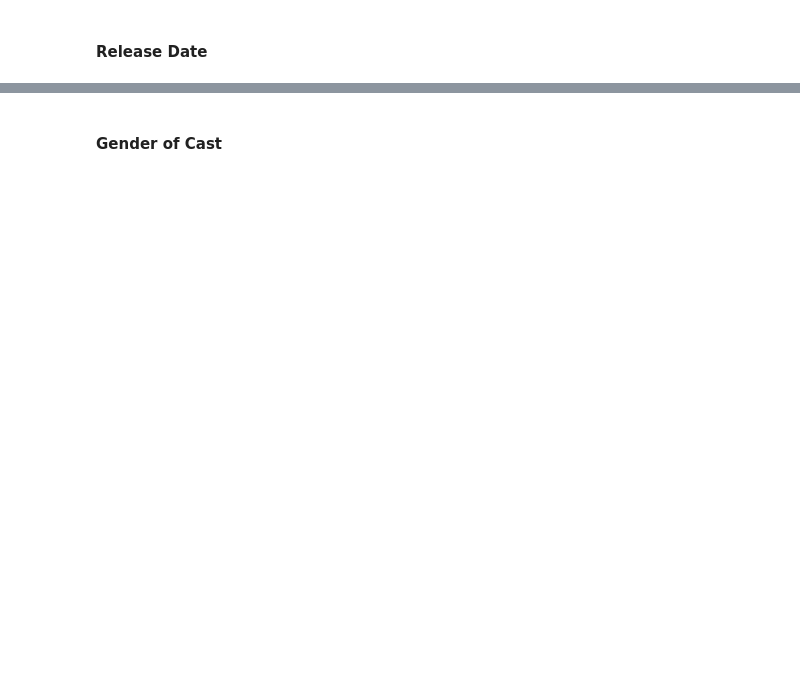
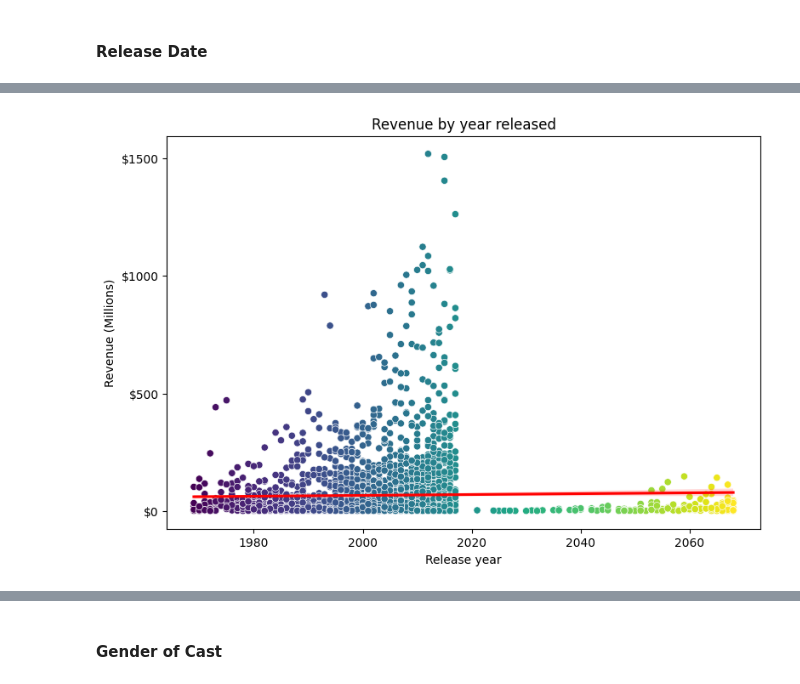
Before and after one commit to 1oannis/tmdb-machine-learning, a Jupyter notebook: tmdb.ipynb, the cells around one changed output, grey strips where cells are left out. Saved outputs shown, nothing was run; the diff lists cells and outputs as text; code cells hidden in the pictures; blank space fills up the shorter version.

Commit message:
feat add gender of cast and release year

```diff
--- a/tmdb.ipynb
+++ b/tmdb.ipynb
@@ -550,0 +590,86 @@ memory usage: 1.1+ MB
+# %%
+import pandas as pd
+import matplotlib.pyplot as plt
+import seaborn as sns
+import plotly.express as px
+
+# TODO: Fix plots
+
+# Year released
+plt.figure(figsize=(9, 6))
+sns.scatterplot(data=train, x='year_released', y='revenue', hue='year_released', palette='viridis')
+sns.regplot(data=train, x='year_released', y='revenue', scatter=False, color='red')
+plt.title('Revenue by year released')
+plt.xlabel('Release year')
+plt.ylabel('Revenue (Millions)')
+plt.yticks([0, 500000000, 1000000000, 1500000000], ['$0', '$500', '$1000', '$1500'])
+plt.legend([],[], frameon=False)
+plt.show()
+
+# Quarter released
+plt.figure(figsize=(9, 6))
+sns.barplot(data=train, x='quarter_released', y='revenue', estimator=lambda x: pd.Series.median(x), palette='viridis')
+plt.title('Revenue by quarter released')
+plt.xlabel('Release quarter')
+plt.ylabel('Median revenue (Millions)')
+plt.yticks([0, 10000000, 20000000], ['$0', '$10', '$20'])
+plt.xticks(rotation=90)
+plt.legend([],[], frameon=False)
+plt.show()
+
+# Month released
+plt.figure(figsize=(9, 6))
+sns.barplot(data=train, x='month_released', y='revenue', estimator=lambda x: pd.Series.median(x), palette='viridis')
+plt.title('Median revenue by month released')
+plt.xlabel('Release month')
+plt.ylabel('Median revenue (Millions)')
+plt.yticks([0, 10000000, 20000000, 30000000], ['$0', '$10', '$20', '$30'])
+plt.xticks(rotation=45)
+plt.legend([],[], frameon=False)
+plt.show()
+
+# Week released
+plt.figure(figsize=(9, 6))
+sns.barplot(data=train, x='week_released', y='revenue', estimator=lambda x: pd.Series.median(x), palette='viridis')
+plt.title('Revenue by week released')
+plt.xlabel('Release week')
+plt.ylabel('Median revenue (Millions)')
+plt.yticks([0, 20000000, 40000000, 60000000], ['$0', '$20', '$40', '$60'])
+plt.xticks(rotation=90)
+plt.legend([],[], frameon=False)
+plt.show()
+
+# Weekday released
+plt.figure(figsize=(9, 6))
+sns.barplot(data=train, x='weekday_released', y='revenue', estimator=lambda x: pd.Series.median(x), palette='viridis')
+plt.title('Revenue by weekday released')
+plt.xlabel('Release day')
+plt.ylabel('Median revenue (Millions)')
+plt.yticks([0, 10000000, 20000000, 30000000], ['$0', '$10', '$20', '$30'])
+plt.xticks(rotation=45)
+plt.legend([],[], frameon=False)
+plt.show()
+
+# Create a grid of the plots using Plotly for better interactivity
+fig = px.scatter(train, x='year_released', y='revenue', color='year_released', title='Revenue by year released')
+fig.add_traces(px.line(train, x='year_released', y='revenue', title='Revenue by year released').data)
+fig.update_layout(yaxis=dict(tickvals=[0, 500000000, 1000000000, 1500000000], ticktext=['$0', '$500', '$1000', '$1500']))
+fig.show()
+
+fig = px.bar(train, x='quarter_released', y='revenue', color='quarter_released', title='Revenue by quarter released', barmode='group', category_orders={'quarter_released': ['1', '2', '3', '4']})
+fig.update_layout(yaxis=dict(tickvals=[0, 10000000, 20000000], ticktext=['$0', '$10', '$20']))
+fig.show()
+
+fig = px.bar(train, x='month_released', y='revenue', color='month_released', title='Median revenue by month released', barmode='group', category_orders={'month_released': ['January', 'February', 'March', 'April', 'May', 'June', 'July', 'August', 'September', 'October', 'November', 'December']})
+fig.update_layout(yaxis=dict(tickvals=[0, 10000000, 20000000, 30000000], ticktext=['$0', '$10', '$20', '$30']))
+fig.show()
+
+fig = px.bar(train, x='week_released', y='revenue', color='week_released', title='Revenue by week released', barmode='group')
+fig.update_layout(yaxis=dict(tickvals=[0, 20000000, 40000000, 60000000], ticktext=['$0', '$20', '$40', '$60']))
+fig.show()
+
+fig = px.bar(train, x='weekday_released', y='revenue', color='weekday_released', title='Revenue by weekday released', barmode='group', category_orders={'weekday_released': ['Monday', 'Tuesday', 'Wednesday', 'Thursday', 'Friday', 'Saturday', 'Sunday']})
+fig.update_layout(yaxis=dict(tickvals=[0, 10000000, 20000000, 30000000], ticktext=['$0', '$10', '$20', '$30']))
+fig.show()
+# %% [output]
+[figure, added]
```
Also changed, not shown: parts of 13 cells of this notebook.
